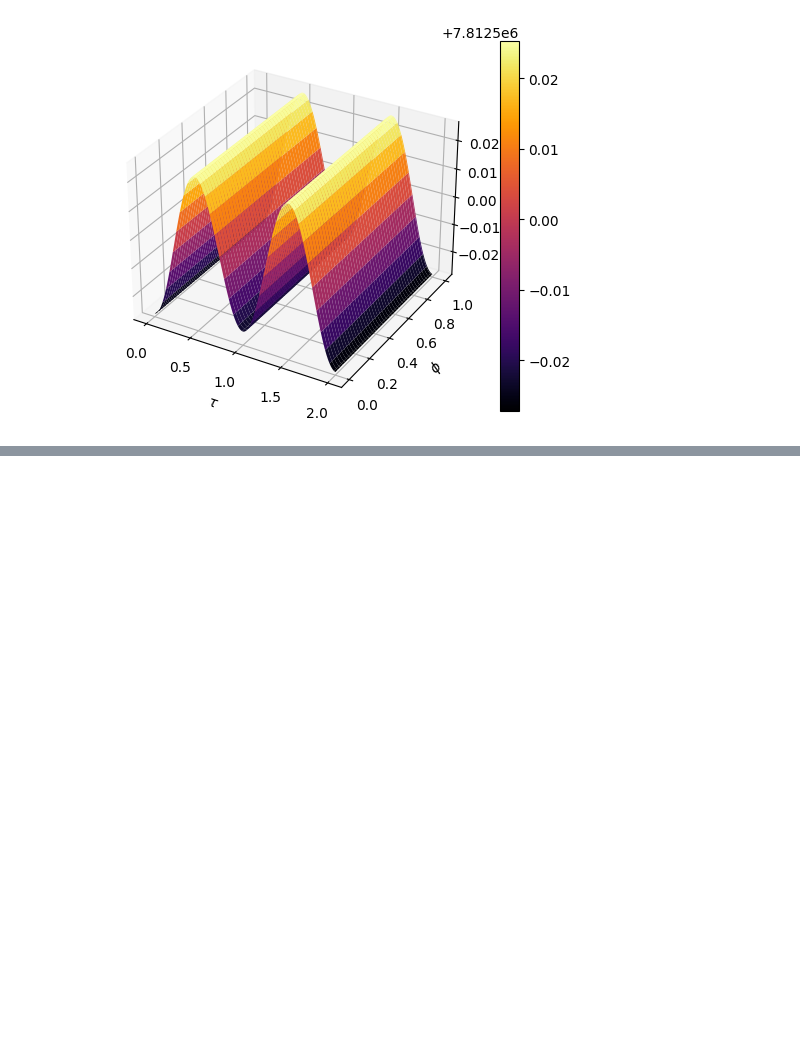
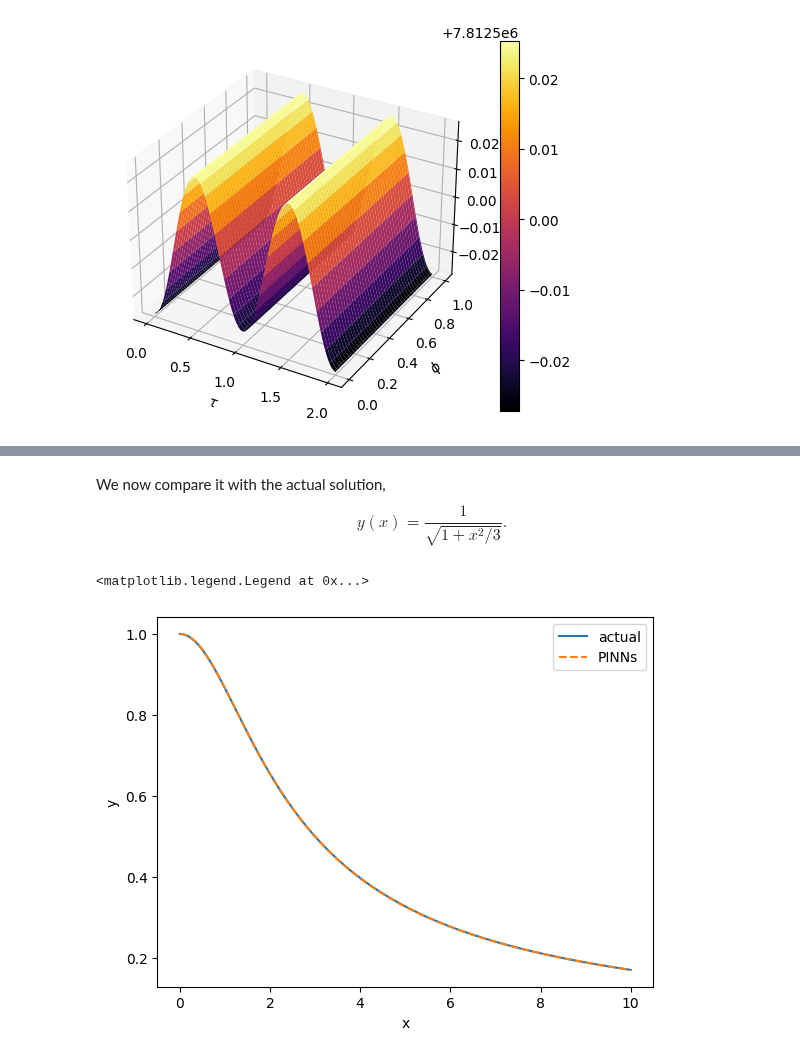
Before and after one commit to hojaelim/hojae-lim-diss, a Jupyter notebook: diss.ipynb, the cells around one changed output, grey strips where cells are left out. Cells and saved outputs as stored; diff of their text form; code cells hidden in the pictures; blank space fills up the shorter version.

```diff
--- a/diss.ipynb
+++ b/diss.ipynb
@@ -605,0 +626,22 @@ KeyboardInterrupt:
+# %% [markdown]
+We now compare it with the actual solution,
+$$
+y(x) = \frac{1}{\sqrt{1+x^2/3}}.
+$$
+# %%
+X = np.linspace(xmin,xmax,1000).reshape(1000, 1)
+output_0 = model_test.predict(X)
+
+x = np.linspace(0,10,1000)
+def f(x):
+  return 1/np.sqrt(1+x**2/3)
+y=f(x)
+
+plt.plot(x,y,label="actual")
+plt.plot(X,output_0,label="PINNs",linestyle="--")
+plt.ylabel("y")
+plt.xlabel("x")
+plt.legend()
+# %% [output]
+<matplotlib.legend.Legend at 0x...>
+[figure, added]
```
Also changed, not shown: parts of 4 cells of this notebook.
